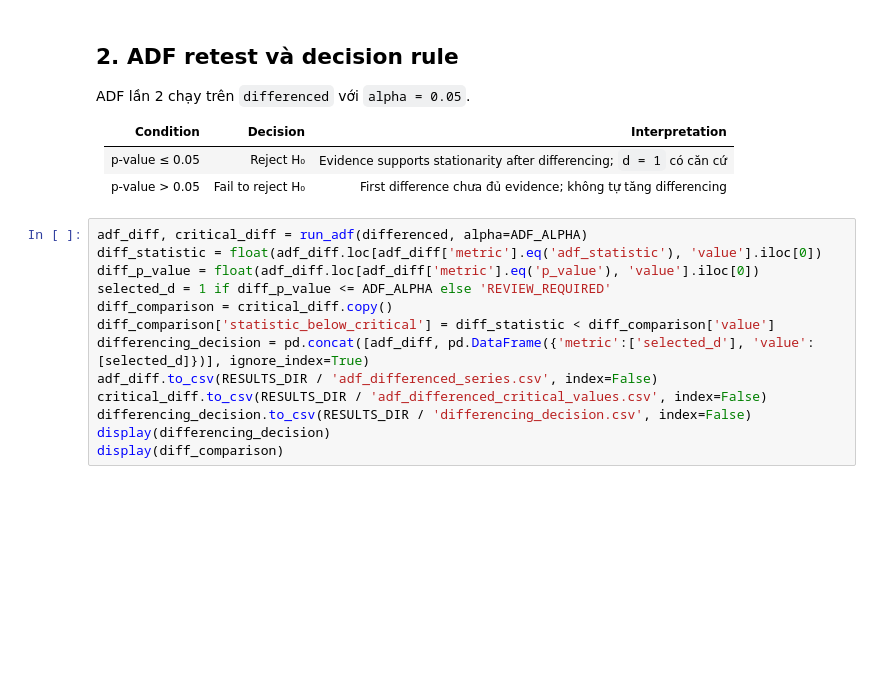
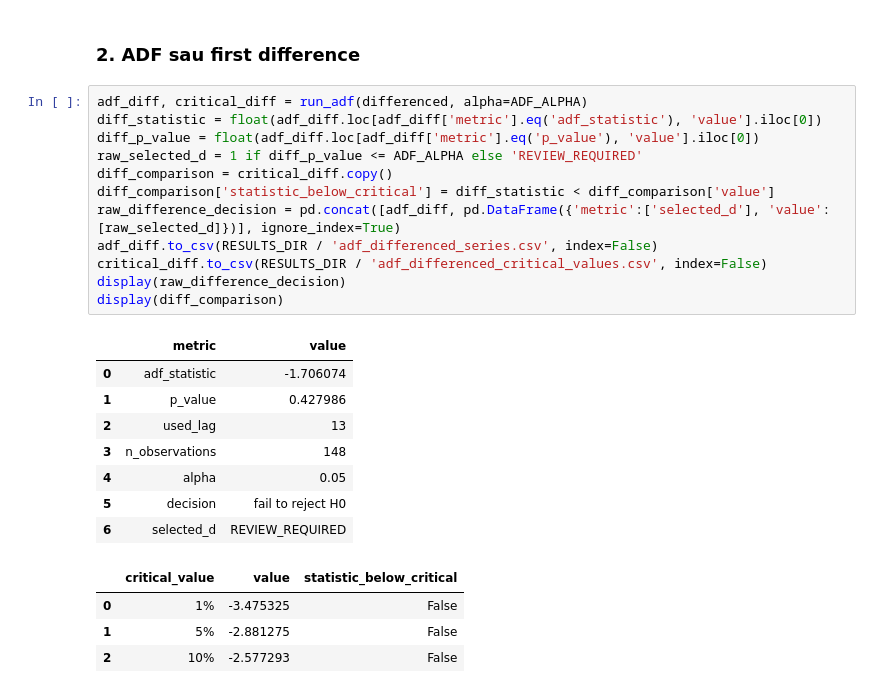
Before and after one commit to Tuvienn/TOTAL_LAB_PRACTICE_FOR_TIME_SERIES, a Jupyter notebook: total_practice/Practice_2/notebooks/Practice_2_present.ipynb, the cells around one changed output. Saved outputs shown, nothing was run; the diff lists cells and outputs as text; blank space fills up the shorter version.

```diff
--- a/total_practice/Practice_2/notebooks/Practice_2_present.ipynb
+++ b/total_practice/Practice_2/notebooks/Practice_2_present.ipynb
@@ -203,22 +182,27 @@ print('differenced observations:', len(differenced))
-# %% [markdown]
-## 2. ADF retest và decision rule
-
-ADF lần 2 chạy trên `differenced` với `alpha = 0.05`.
-
-| Condition | Decision | Interpretation |
-|---|---|---|
-| p-value ≤ 0.05 | Reject H₀ | Evidence supports stationarity after differencing; `d = 1` có căn cứ |
-| p-value > 0.05 | Fail to reject H₀ | First difference chưa đủ evidence; không tự tăng differencing |
+# %% [markdown]
+### 2. ADF sau first difference
 # %%
 adf_diff, critical_diff = run_adf(differenced, alpha=ADF_ALPHA)
 diff_statistic = float(adf_diff.loc[adf_diff['metric'].eq('adf_statistic'), 'value'].iloc[0])
 diff_p_value = float(adf_diff.loc[adf_diff['metric'].eq('p_value'), 'value'].iloc[0])
-selected_d = 1 if diff_p_value <= ADF_ALPHA else 'REVIEW_REQUIRED'
+raw_selected_d = 1 if diff_p_value <= ADF_ALPHA else 'REVIEW_REQUIRED'
 diff_comparison = critical_diff.copy()
 diff_comparison['statistic_below_critical'] = diff_statistic < diff_comparison['value']
-differencing_decision = pd.concat([adf_diff, pd.DataFrame({'metric':['selected_d'], 'value':[selected_d]})], ignore_index=True)
+raw_difference_decision = pd.concat([adf_diff, pd.DataFrame({'metric':['selected_d'], 'value':[raw_selected_d]})], ignore_index=True)
 adf_diff.to_csv(RESULTS_DIR / 'adf_differenced_series.csv', index=False)
 critical_diff.to_csv(RESULTS_DIR / 'adf_differenced_critical_values.csv', index=False)
-differencing_decision.to_csv(RESULTS_DIR / 'differencing_decision.csv', index=False)
-display(differencing_decision)
+display(raw_difference_decision)
 display(diff_comparison)
+# %% [output]
+|  | metric | value |
+| 0 | adf_statistic | -1.706074 |
+| 1 | p_value | 0.427986 |
+| 2 | used_lag | 13 |
+| 3 | n_observations | 148 |
+| 4 | alpha | 0.05 |
+| 5 | decision | fail to reject H0 |
+| 6 | selected_d | REVIEW_REQUIRED |
+|  | critical_value | value | statistic_below_critical |
+| 0 | 1% | -3.475325 | False |
+| 1 | 5% | -2.881275 | False |
+| 2 | 10% | -2.577293 | False |
```
Also changed, not shown: parts of 39 cells of this notebook, 22 other files.
